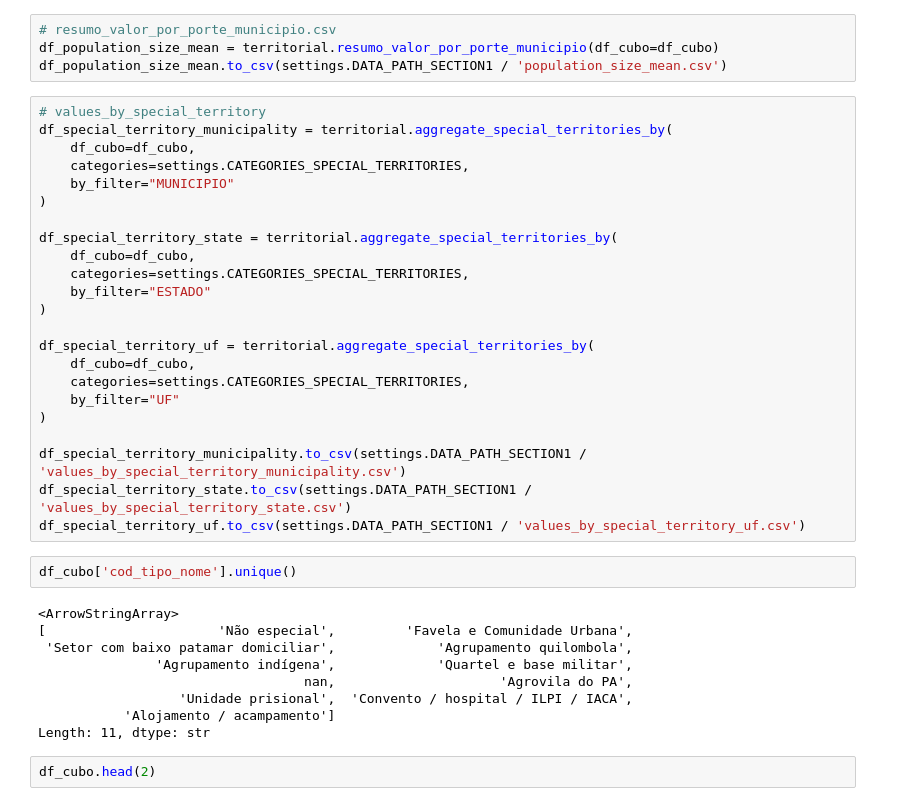
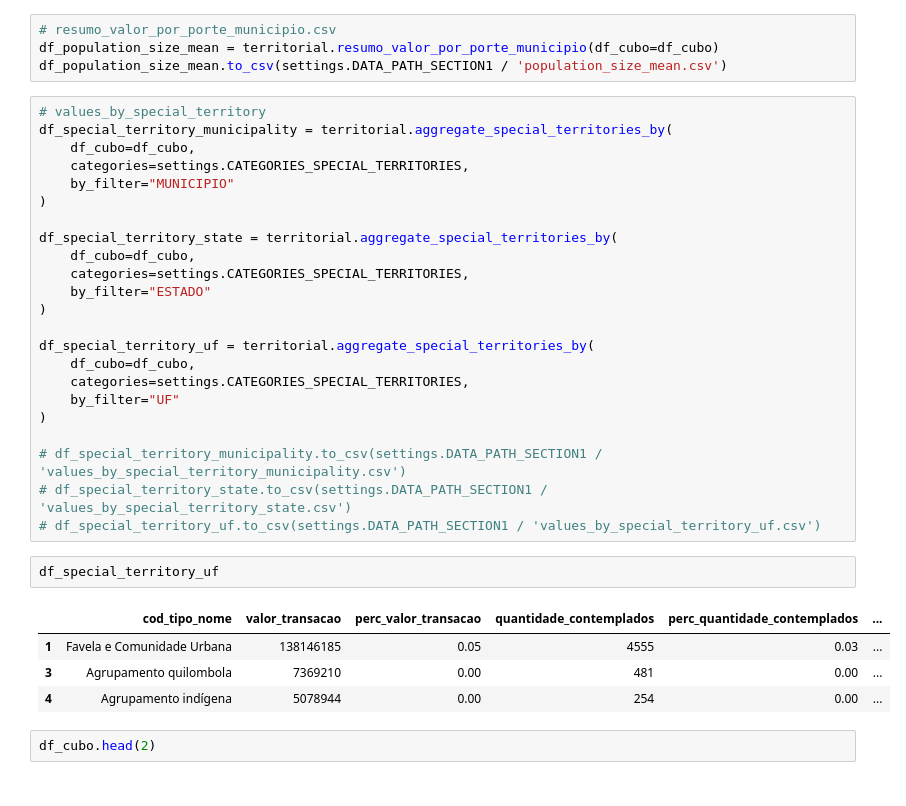
Before and after one commit to SGE-Subsecretaria-de-Gestao-Estrategica/pnab-data-vis, a Jupyter notebook: src/notebooks/gabriel_create_csv.ipynb, the cells around one changed output. Drawn from its saved outputs; the diff is of its cells as text.

```diff
--- a/src/notebooks/gabriel_create_csv.ipynb
+++ b/src/notebooks/gabriel_create_csv.ipynb
@@ -136,20 +136,16 @@ df_special_territory_uf = territorial.aggregate_special_territories_by(
     by_filter="UF"
 )
 
-df_special_territory_municipality.to_csv(settings.DATA_PATH_SECTION1 / 'values_by_special_territory_municipality.csv')
-df_special_territory_state.to_csv(settings.DATA_PATH_SECTION1 / 'values_by_special_territory_state.csv')
-df_special_territory_uf.to_csv(settings.DATA_PATH_SECTION1 / 'values_by_special_territory_uf.csv')
+# df_special_territory_municipality.to_csv(settings.DATA_PATH_SECTION1 / 'values_by_special_territory_municipality.csv')
+# df_special_territory_state.to_csv(settings.DATA_PATH_SECTION1 / 'values_by_special_territory_state.csv')
+# df_special_territory_uf.to_csv(settings.DATA_PATH_SECTION1 / 'values_by_special_territory_uf.csv')
 # %%
-df_cubo['cod_tipo_nome'].unique()
+df_special_territory_uf
 # %% [output]
-<ArrowStringArray>
-[                      'Não especial',         'Favela e Comunidade Urbana',
- 'Setor com baixo patamar domiciliar',             'Agrupamento quilombola',
-               'Agrupamento indígena',             'Quartel e base militar',
-                                  nan,                     'Agrovila do PA',
-                  'Unidade prisional',  'Convento / hospital / ILPI / IACA',
-           'Alojamento / acampamento']
-Length: 11, dtype: str
+|  | cod_tipo_nome | valor_transacao | perc_valor_transacao | quantidade_contemplados | perc_quantidade_contemplados | ... |
+| 1 | Favela e Comunidade Urbana | 138146185 | 0.05 | 4555 | 0.03 | ... |
+| 3 | Agrupamento quilombola | 7369210 | 0.00 | 481 | 0.00 | ... |
+| 4 | Agrupamento indígena | 5078944 | 0.00 | 254 | 0.00 | ... |
 # %%
 df_cubo.head(2)
 # %% [output]
```
Also changed, not shown: parts of 5 cells of this notebook, 3 other files.
